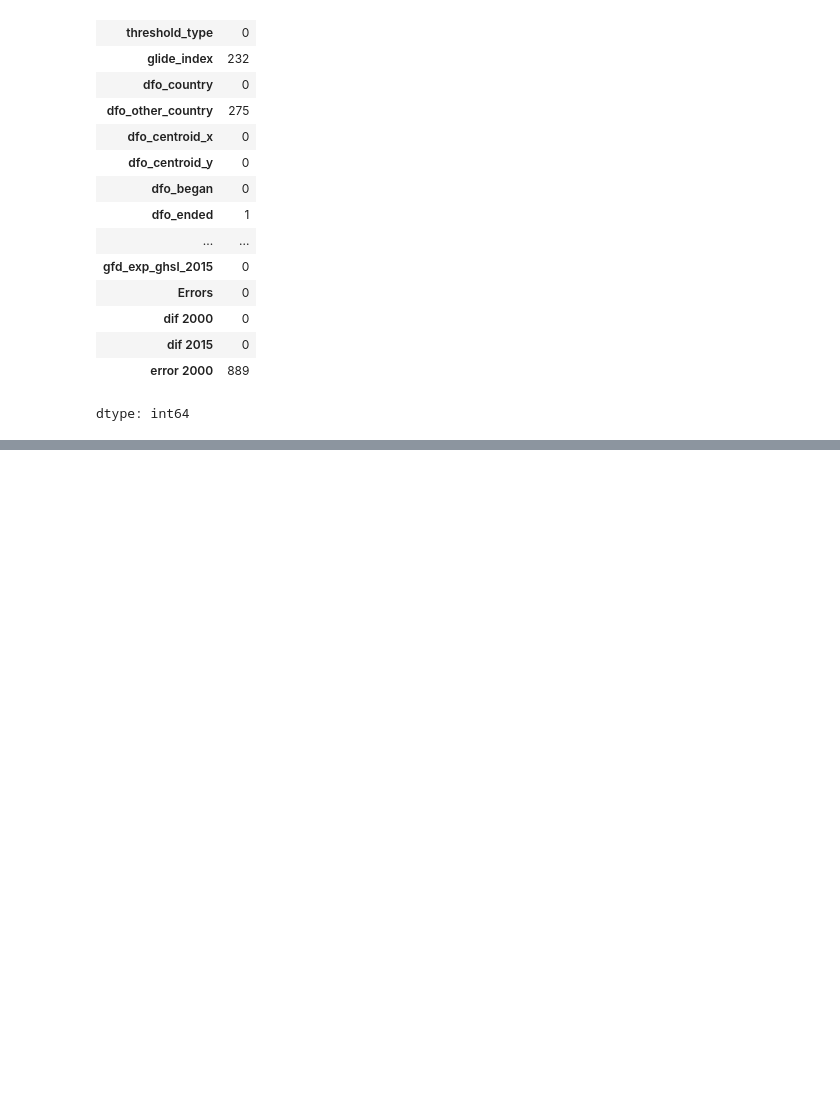
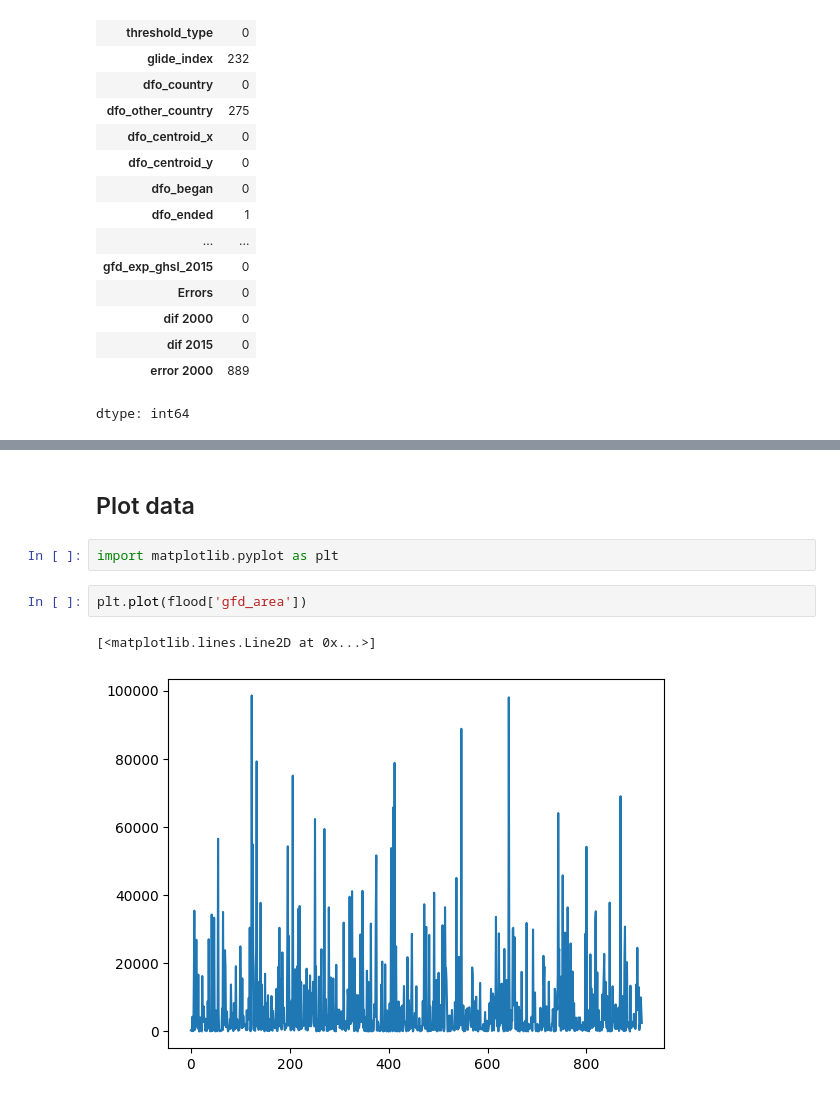
Before and after one commit to jangInw007/BSC_DPDM2025, a Jupyter notebook: Ch3_Data_Preprocessing.ipynb, the cells around one changed output, grey strips where cells are left out. Saved outputs shown, nothing was run; the diff lists cells and outputs as text; blank space fills up the shorter version.

```diff
--- a/Ch3_Data_Preprocessing.ipynb
+++ b/Ch3_Data_Preprocessing.ipynb
@@ -227,0 +240,9 @@ dtype: int64
+# %% [markdown]
+## Plot data
+# %%
+import matplotlib.pyplot as plt
+# %%
+plt.plot(flood['gfd_area'])
+# %% [output]
+[<matplotlib.lines.Line2D at 0x...>]
+[figure, added]
```
Also changed, not shown: parts of 23 cells of this notebook.
